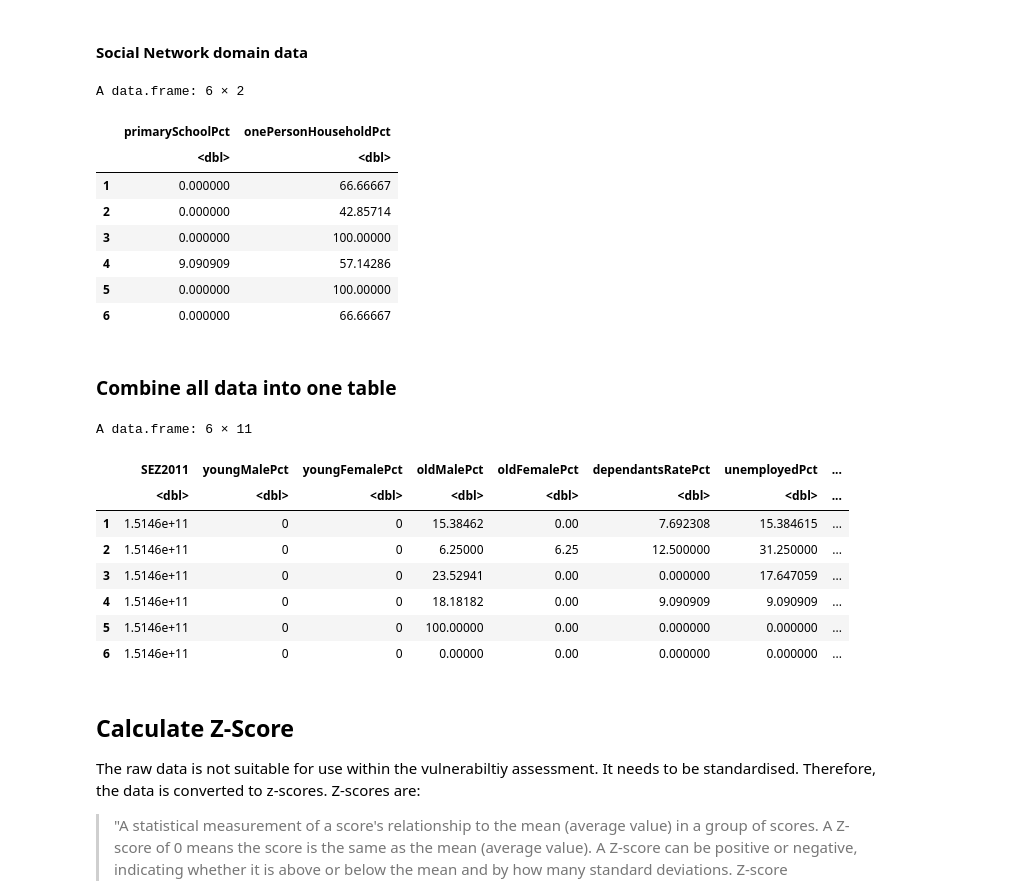
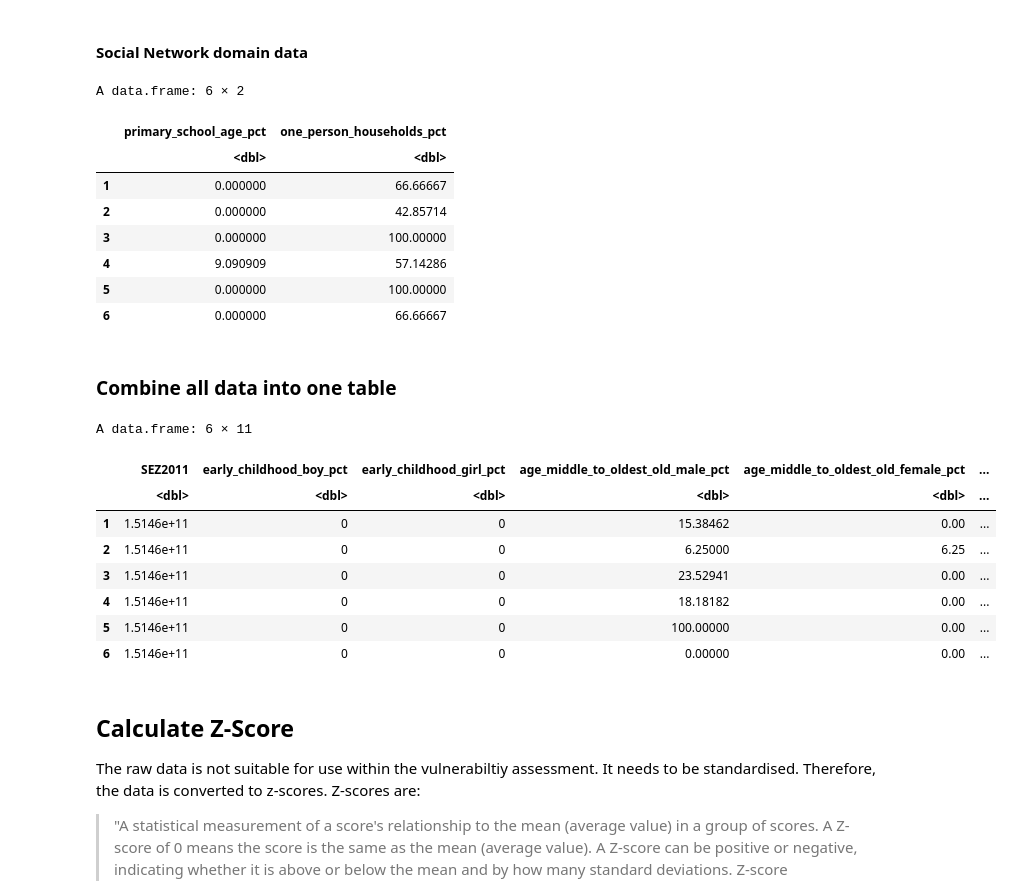
Before and after one commit to UCC-CLIMPADAP/SVIBook, a Jupyter notebook: Cities/Milan/Census_Data_to_Indicators.ipynb, the cells around one changed output. Saved outputs shown, nothing was run; the diff lists cells and outputs as text; code cells hidden in the pictures.

```diff
--- a/Cities/Milan/Census_Data_to_Indicators.ipynb
+++ b/Cities/Milan/Census_Data_to_Indicators.ipynb
@@ -231,26 +265,35 @@ A data.frame: 6 × 1
 # %% [markdown]
 #### Social Network domain data
 # %%
-# Dimension Adaptive:Capacity - Domain:Social Network
+### Domain:Social Network ###
 
-# Get indicators and convert into percentage
-## 1) Primary School Age Children (Age 5-9) (Indicator P15)
-primarySchoolPct <- (censusData['P15'] / populationTotal) * 100.0
-names(primarySchoolPct)[1] <- 'primarySchoolPct'
+# Primary school age children
+primary_school_age_fields <- c(
+    'P15' # Primary School Age Children (Age 5-9) (Indicator P15)
+)
+primary_school_age_data <- census_data[, primary_school_age_fields, drop = FALSE]
+primary_school_age <- rowSums(primary_school_age_data, na.rm=TRUE)
+primary_school_age_pct <- (primary_school_age / population_total) * 100.0
+names(primary_school_age_pct)[1] <- 'primary_school_age_pct'
 
-## 2) Households with one person (Indicator PF3)
-onePersonHouseholdPct <- (censusData['PF3'] / householdsTotal) * 100.0
-names(onePersonHouseholdPct)[1] <- 'onePersonHouseholdPct'
+# One person households
+one_person_households_fields<- c(
+    'PF3' # Households with one person (Indicator PF3)
+)
+one_person_households_data <- census_data[, one_person_households_fields, drop = FALSE]
+one_person_households <- rowSums(one_person_households_data, na.rm=TRUE)
+one_person_households_pct <- (one_person_households / households_total) * 100.0
+names(one_person_households_pct)[1] <- 'one_person_households_pct'
 
 # Combine all these indicators into an array for this domain
-socialNetworkDomainPct <- cbind(primarySchoolPct,
-                                onePersonHouseholdPct)
+social_network_domain_pct <- cbind(primary_school_age_pct,
+                                   one_person_households_pct)
 
 # Print the first six rows of the data to visually check it looks OK
-head(socialNetworkDomainPct)
+head(social_network_domain_pct)
 # %% [output]
 A data.frame: 6 × 2
-|  | primarySchoolPct | onePersonHouseholdPct |
+|  | primary_school_age_pct | one_person_households_pct |
 |  | <dbl> | <dbl> |
 | 1 | 0.000000 | 66.66667 |
 | 2 | 0.000000 | 42.85714 |
@@ -262,23 +305,23 @@ A data.frame: 6 × 2
 ### Combine all data into one table
 # %%
 # Combine all data into one table
-indicatorDataPct <- cbind(areaID,
-                          ageDomainPct,
-                          incomeDomainPct,
-                          informationAccessUseDomainPct,
-                          localKnowledgeDomainPct,
-                          socialNetworkDomainPct)
-head(indicatorDataPct)
+indicator_domains_pct <- cbind(census_area_id,
+                               age_domain_pct,
+                               income_domain_pct,
+                               info_domain_pct,
+                               local_knowledge_domain_pct,
+                               social_network_domain_pct)
+head(indicator_domains_pct)
 # %% [output]
 A data.frame: 6 × 11
-|  | SEZ2011 | youngMalePct | youngFemalePct | oldMalePct | oldFemalePct | dependantsRatePct | unemployedPct | ... |
-|  | <dbl> | <dbl> | <dbl> | <dbl> | <dbl> | <dbl> | <dbl> | ... |
-| 1 | 1.5146e+11 | 0 | 0 | 15.38462 | 0.00 | 7.692308 | 15.384615 | ... |
-| 2 | 1.5146e+11 | 0 | 0 | 6.25000 | 6.25 | 12.500000 | 31.250000 | ... |
-| 3 | 1.5146e+11 | 0 | 0 | 23.52941 | 0.00 | 0.000000 | 17.647059 | ... |
-| 4 | 1.5146e+11 | 0 | 0 | 18.18182 | 0.00 | 9.090909 | 9.090909 | ... |
-| 5 | 1.5146e+11 | 0 | 0 | 100.00000 | 0.00 | 0.000000 | 0.000000 | ... |
-| 6 | 1.5146e+11 | 0 | 0 | 0.00000 | 0.00 | 0.000000 | 0.000000 | ... |
+|  | SEZ2011 | early_childhood_boy_pct | early_childhood_girl_pct | age_middle_to_oldest_old_male_pct | age_middle_to_oldest_old_female_pct | ... |
+|  | <dbl> | <dbl> | <dbl> | <dbl> | <dbl> | ... |
+| 1 | 1.5146e+11 | 0 | 0 | 15.38462 | 0.00 | ... |
+| 2 | 1.5146e+11 | 0 | 0 | 6.25000 | 6.25 | ... |
+| 3 | 1.5146e+11 | 0 | 0 | 23.52941 | 0.00 | ... |
+| 4 | 1.5146e+11 | 0 | 0 | 18.18182 | 0.00 | ... |
+| 5 | 1.5146e+11 | 0 | 0 | 100.00000 | 0.00 | ... |
+| 6 | 1.5146e+11 | 0 | 0 | 0.00000 | 0.00 | ... |
 # %% [markdown]
 ## Calculate Z-Score
 The raw data is not suitable for use within the vulnerabiltiy assessment. It needs to be standardised. Therefore, the data is converted to z-scores. Z-scores are:
```
Also changed, not shown: parts of 22 cells of this notebook, 1 other file.
